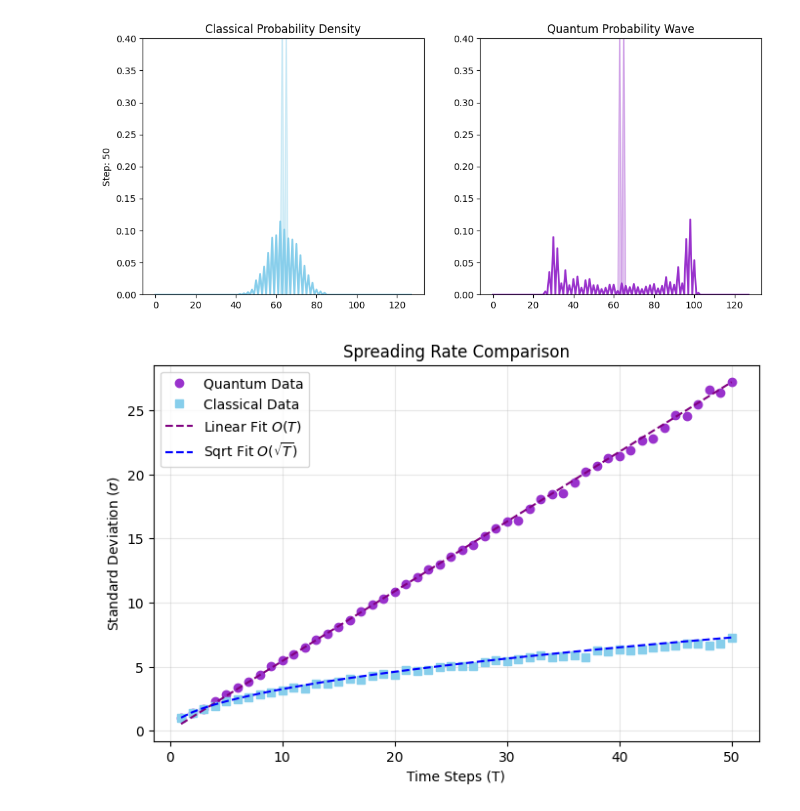
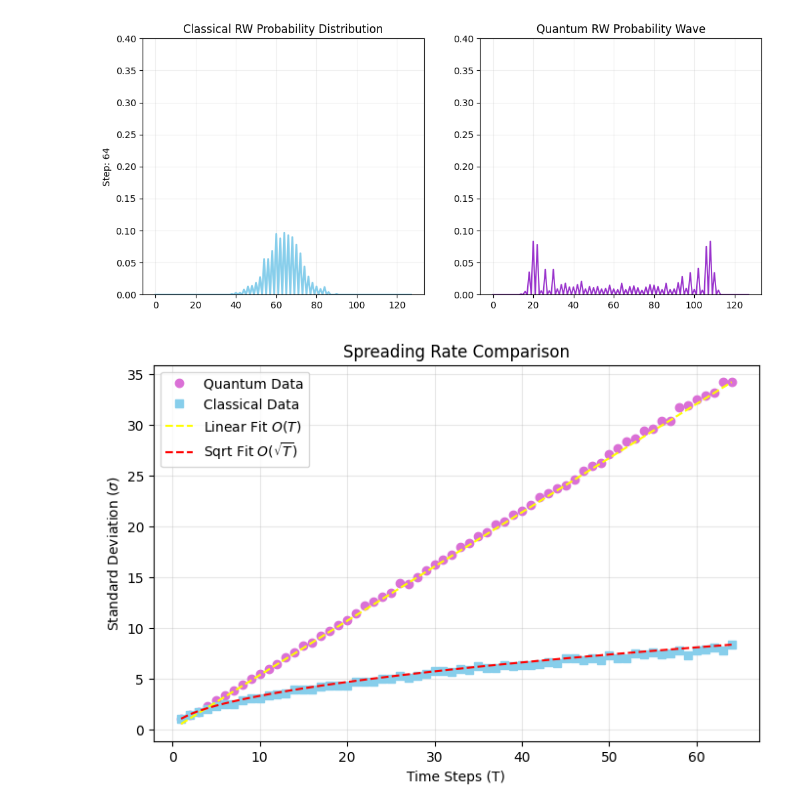
Before and after one commit to PhilQiu1695/QRW-Project, a Jupyter notebook: Random Walk.ipynb, the cells around one changed output. Saved outputs shown, nothing was run; the diff lists cells and outputs as text; code cells hidden in the pictures.

```diff
--- a/Random Walk.ipynb
+++ b/Random Walk.ipynb
@@ -67,8 +70,9 @@ def classical_walk(steps, walkers):
     return positions
 # %%
 def calculate_std(counts, n_qubits):
-    """Calculates the standard deviation of the distribution."""
+    #Calculates the standard deviation of the distribution.
     total_shots = sum(counts.values())
+
     # Convert binary to decimal and center around 0 (subtract 2^(n-1))
     offset = 2**(n_qubits - 1)
 
@@ -78,25 +82,3 @@ def calculate_std(counts, n_qubits):
     # Calculate Variance
     var = sum( ((int(k, 2) - offset) - mu)**2 * (v / total_shots) for k, v in counts.items() )
     return np.sqrt(var)
-# %%
-times = range(1, 15)
-quantum_stds = []
-classical_stds = []
-
-for t in times:
-    # Get Quantum Data
-    q_counts = run_quantum_walk(t)
-    quantum_stds.append(calculate_std(q_counts, 7))
-
-    # Get Classical Data (using the numpy function from earlier)
-    c_positions = classical_walk(t, 1024)
-    classical_stds.append(np.std(c_positions))
-
-# Plotting the Slopes
-plt.plot(times, quantum_stds, 'o-', label='Quantum (Linear O(T))')
-plt.plot(times, classical_stds, 's-', label='Classical (Sqrt O(√T))')
-plt.xlabel('Number of Steps (T)')
-plt.ylabel('Standard Deviation (Spread)')
-plt.legend()
-plt.title("The Quantum Speedup Visualization")
-plt.show()
@@ -105,6 +85,6 @@ plt.show()
 # %%
 # Parameters
-max_steps = 50
+max_steps = 64
 n_qubits = 7  # 128 positions
 shots = 1024
 
@@ -167,53 +116,48 @@ plt.show()
 fig, (ax1, ax2) = plt.subplots(1, 2, figsize=(12, 5))
 x = np.arange(2**n_qubits)
 
-# Initialize lines instead of bars
-# The comma after 'line1' is important (it unpacks the list)
-line1, = ax1.plot(x, classical_data[0], color='skyblue', lw=2)
-line2, = ax2.plot(x, quantum_data[0], color='darkorchid', lw=2)
+# Initialize just TWO clean lines
+line_class, = ax1.plot(x, classical_data[0], color='skyblue', lw=2, label='Classical')
+line_quant, = ax2.plot(x, quantum_data[0], color='darkorchid', lw=1.5, label='Quantum')
 
-# Optional: Fill the area under the curve for a better look
-fill1 = ax1.fill_between(x, classical_data[0], color='skyblue', alpha=0.3)
-fill2 = ax2.fill_between(x, quantum_data[0], color='darkorchid', alpha=0.3)
-
-ax1.set_title("Classical Probability Density")
-ax2.set_title("Quantum Probability Wave")
+# Set consistent styling
+ax1.set_title("Classical RW Probability Distribution")
+ax2.set_title("Quantum RW Probability Wave")
 ax1.set_ylim(0, 0.4)
 ax2.set_ylim(0, 0.4)
+ax1.grid(True, alpha=0.2)
+ax2.grid(True, alpha=0.2)
 
 def update(frame):
-    # Update line data
-    line1.set_ydata(classical_data[frame])
-    line2.set_ydata(quantum_data[frame])
-
-    # Note: Updating fill_between in an animation is tricky,
-    # so for a simple "fluctuating line," just updating the line is best.
-
+    line_class.set_ydata(classical_data[frame])
+    line_quant.set_ydata(quantum_data[frame])
     ax1.set_ylabel(f"Step: {frame+1}")
-    return line1, line2
+    return line_class, line_quant
 
 ani = FuncAnimation(fig, update, frames=max_steps, blit=True)
-ani.save('walk_wave.gif', writer='pillow', fps=10)
+ani.save('CRW-QRW.gif', writer='pillow', fps=10)
 plt.show()
 # %% [output]
-[figure, old version]
+[figure, new version]
 # %%
+#Standard Deviation Plot
+
 plt.figure(figsize=(8, 5))
 t_axis = np.arange(1, max_steps + 1)
 
 # Plot experimental data
-plt.plot(t_axis, q_stds, 'o', label='Quantum Data', color='darkorchid')
+plt.plot(t_axis, q_stds, 'o', label='Quantum Data', color='orchid')
 plt.plot(t_axis, c_stds, 's', label='Classical Data', color='skyblue')
 
 # Add trendlines to show the math
-plt.plot(t_axis, t_axis * (q_stds[-1]/max_steps), '--', color='purple', label='Linear Fit $O(T)$')
-plt.plot(t_axis, np.sqrt(t_axis) * (c_stds[-1]/np.sqrt(max_steps)), '--', color='blue', label='Sqrt Fit $O(\sqrt{T})$')
+plt.plot(t_axis, t_axis * (q_stds[-1]/max_steps), '--', color="yellow", label='Linear Fit $O(T)$')
+plt.plot(t_axis, np.sqrt(t_axis) * (c_stds[-1]/np.sqrt(max_steps)), '--', color='red', label='Sqrt Fit $O(\sqrt{T})$')
 
 plt.xlabel("Time Steps (T)")
 plt.ylabel("Standard Deviation ($\sigma$)")
 plt.title("Spreading Rate Comparison")
 plt.legend()
 plt.grid(True, alpha=0.3)
 plt.show()
 # %% [output]
-[figure, old version]
+[figure, new version]
```
Also changed, not shown: parts of 3 cells of this notebook, 4 other files.
